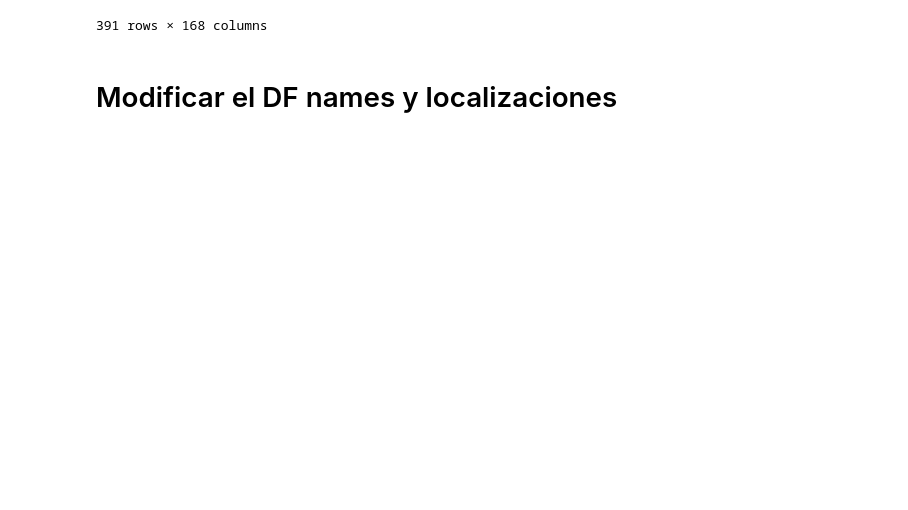
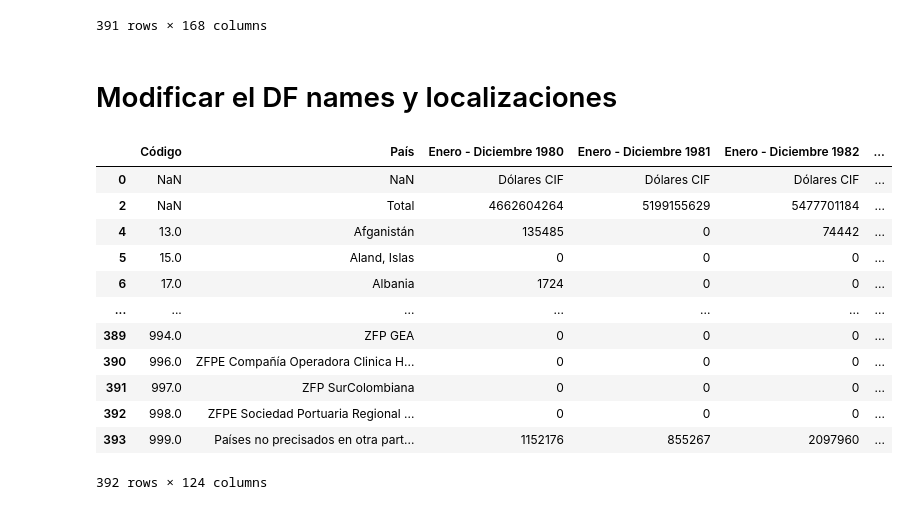
Before and after one commit to Davichobacter/ds-4geeks, a Jupyter notebook: Gravitational_Model.ipynb, the cells around one changed output. Drawn from its saved outputs; the diff is of its cells as text; code cells hidden in the pictures; blank space fills up the shorter version.

```diff
--- a/Gravitational_Model.ipynb
+++ b/Gravitational_Model.ipynb
@@ -456,3 +456,31 @@ df_exportations
 391 rows × 168 columns
 # %% [markdown]
 # Modificar el DF names y localizaciones
+# %%
+
+#df_importaciones.columns.tolist()
+datos = df_importations.iloc[1:, 2:].copy()
+
+# Paso 2: aseguramos que todos sean texto
+datos = datos.astype(str)
+
+# Paso 3: limpiamos comas y convertimos a número
+datos = datos.applymap(lambda x: pd.to_numeric(str(x).replace(',', '').strip(), errors='coerce'))
+
+# Paso 4: pegamos los datos limpios de vuelta
+df_importations.iloc[1:, 2:] = datos
+df_importations
+# %% [output]
+|  | Código | País | Enero - Diciembre 1980 | Enero - Diciembre 1981 | Enero - Diciembre 1982 | ... |
+| 0 | NaN | NaN | Dólares CIF | Dólares CIF | Dólares CIF | ... |
+| 2 | NaN | Total | 4662604264 | 5199155629 | 5477701184 | ... |
+| 4 | 13.0 | Afganistán | 135485 | 0 | 74442 | ... |
+| 5 | 15.0 | Aland, Islas | 0 | 0 | 0 | ... |
+| 6 | 17.0 | Albania | 1724 | 0 | 0 | ... |
+| ... | ... | ... | ... | ... | ... | ... |
+| 389 | 994.0 | ZFP GEA | 0 | 0 | 0 | ... |
+| 390 | 996.0 | ZFPE Compañía Operadora Clinica H... | 0 | 0 | 0 | ... |
+| 391 | 997.0 | ZFP SurColombiana | 0 | 0 | 0 | ... |
+| 392 | 998.0 | ZFPE Sociedad Portuaria Regional ... | 0 | 0 | 0 | ... |
+| 393 | 999.0 | Países no precisados en otra part... | 1152176 | 855267 | 2097960 | ... |
+392 rows × 124 columns
```
Also changed, not shown: parts of 2 cells of this notebook.
